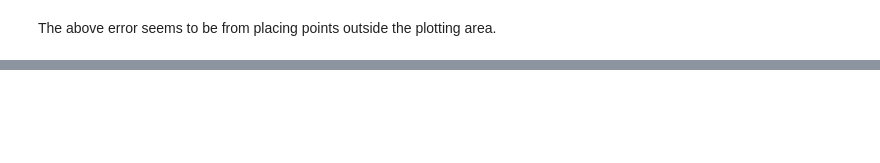
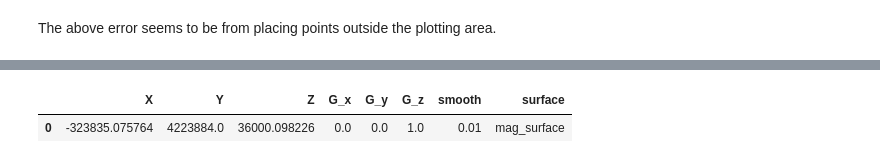
Before and after one commit to softwareunderground/gostin, a Jupyter notebook: notebooks/netCDF into GemPy.ipynb, the cells around one changed output, grey strips where cells are left out. Saved outputs shown, nothing was run; the diff lists cells and outputs as text; code cells hidden in the pictures; blank space fills up the shorter version.

```diff
--- a/notebooks/netCDF into GemPy.ipynb
+++ b/notebooks/netCDF into GemPy.ipynb
@@ -141,0 +251,5 @@ p3d = gp.plot_3d(geo_model)
+# %%
+geo_model.orientations
+# %% [output]
+|  | X | Y | Z | G_x | G_y | G_z | smooth | surface |
+| 0 | -323835.075764 | 4223884.0 | 36000.098226 | 0.0 | 0.0 | 1.0 | 0.01 | mag_surface |
```
Also changed, not shown: parts of 34 cells of this notebook.
